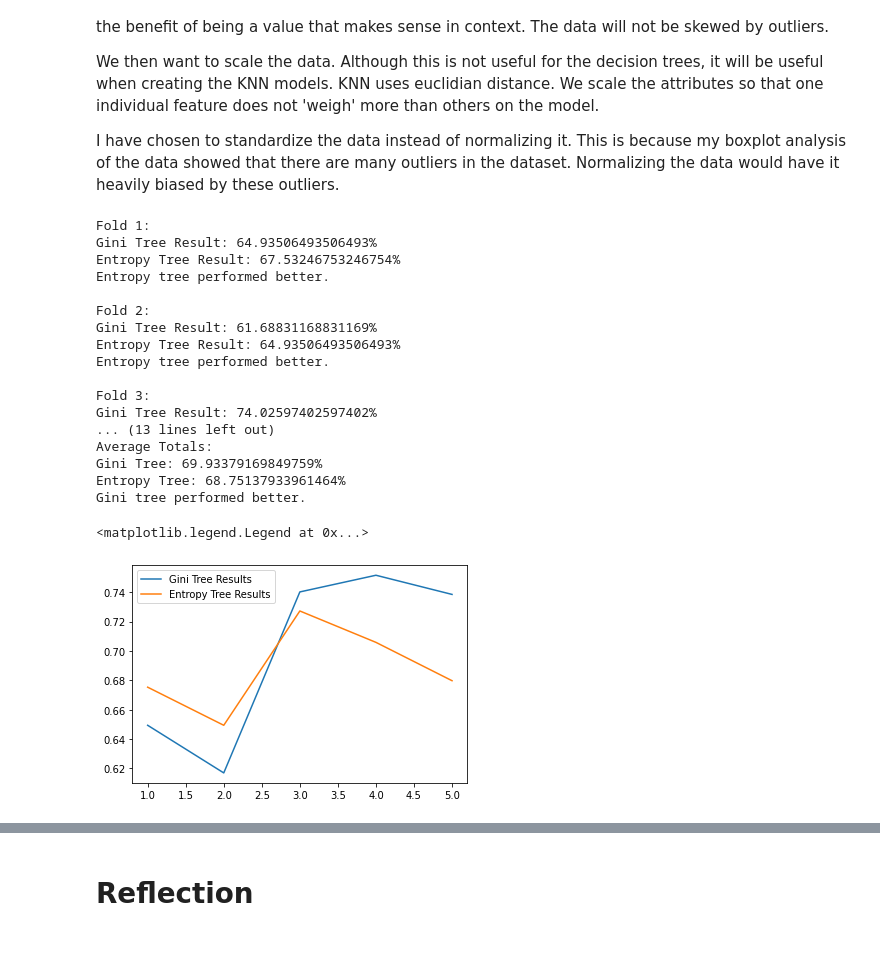
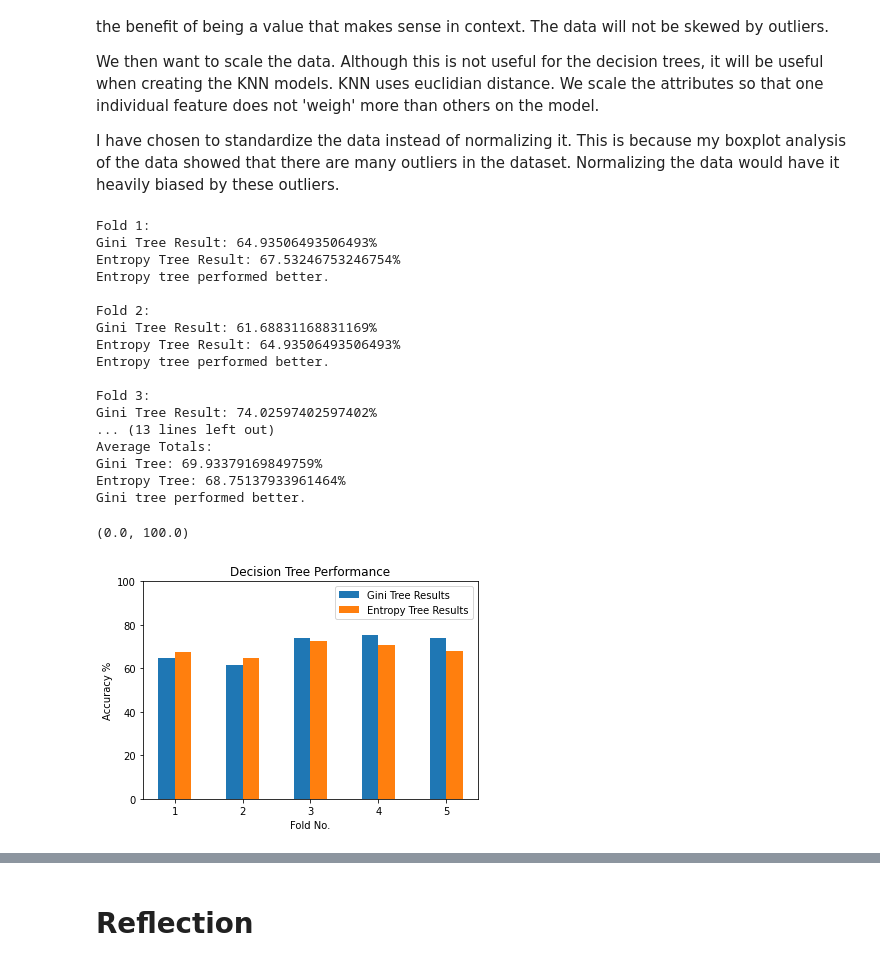
Before and after one commit to matt-drayton/ecm3420-learning-from-data-cwk1, a Jupyter notebook: coursework1_template.ipynb, the cells around one changed output, grey strips where cells are left out. Cells and saved outputs as stored; diff of their text form; code cells hidden in the pictures.

```diff
--- a/coursework1_template.ipynb
+++ b/coursework1_template.ipynb
@@ -179,37 +181,43 @@ entropy_tree_average = np.mean(entropy_tree_results)*100
 gini_tree_average = np.mean(gini_tree_results)*100
 print("Average Totals:")
 print(f"Gini Tree: {gini_tree_average}%\nEntropy Tree: {entropy_tree_average}%")
 if gini_tree_average > entropy_tree_average:
     print("Gini tree performed better.")
 elif entropy_tree_average > gini_tree_average:
     print("Entropy tree performed better.")
 else:
     print("Both trees performed equally.")
 
 # Plot results
-plt.plot([1, 2, 3, 4, 5], gini_tree_results, label="Gini Tree Results")
-plt.plot([1, 2, 3, 4, 5], entropy_tree_results, label="Entropy Tree Results")
+x = np.arange(5)+1
+
+plt.bar(x-.12, np.array(gini_tree_results)*100, label="Gini Tree Results", width=0.24)
+plt.bar(x+.12, np.array(entropy_tree_results)*100, label="Entropy Tree Results", width=0.24)
 plt.legend()
+plt.title('Decision Tree Performance')
+plt.xlabel('Fold No.')
+plt.ylabel('Accuracy %')
+plt.ylim(0, 100)
 # %% [output]
 Fold 1:
 Gini Tree Result: 64.93506493506493%
 Entropy Tree Result: 67.53246753246754%
 Entropy tree performed better.
 
 Fold 2:
 Gini Tree Result: 61.68831168831169%
 Entropy Tree Result: 64.93506493506493%
 Entropy tree performed better.
 
 Fold 3:
 Gini Tree Result: 74.02597402597402%
 ... (13 lines left out)
 Average Totals:
 Gini Tree: 69.93379169849759%
 Entropy Tree: 68.75137933961464%
 Gini tree performed better.
-<matplotlib.legend.Legend at 0x...>
+(0.0, 100.0)
-[figure, old version]
+[figure, new version]
 # %%
 from sklearn.neighbors import KNeighborsClassifier
 
```
Also changed, not shown: parts of 7 cells of this notebook, 1 other file.
